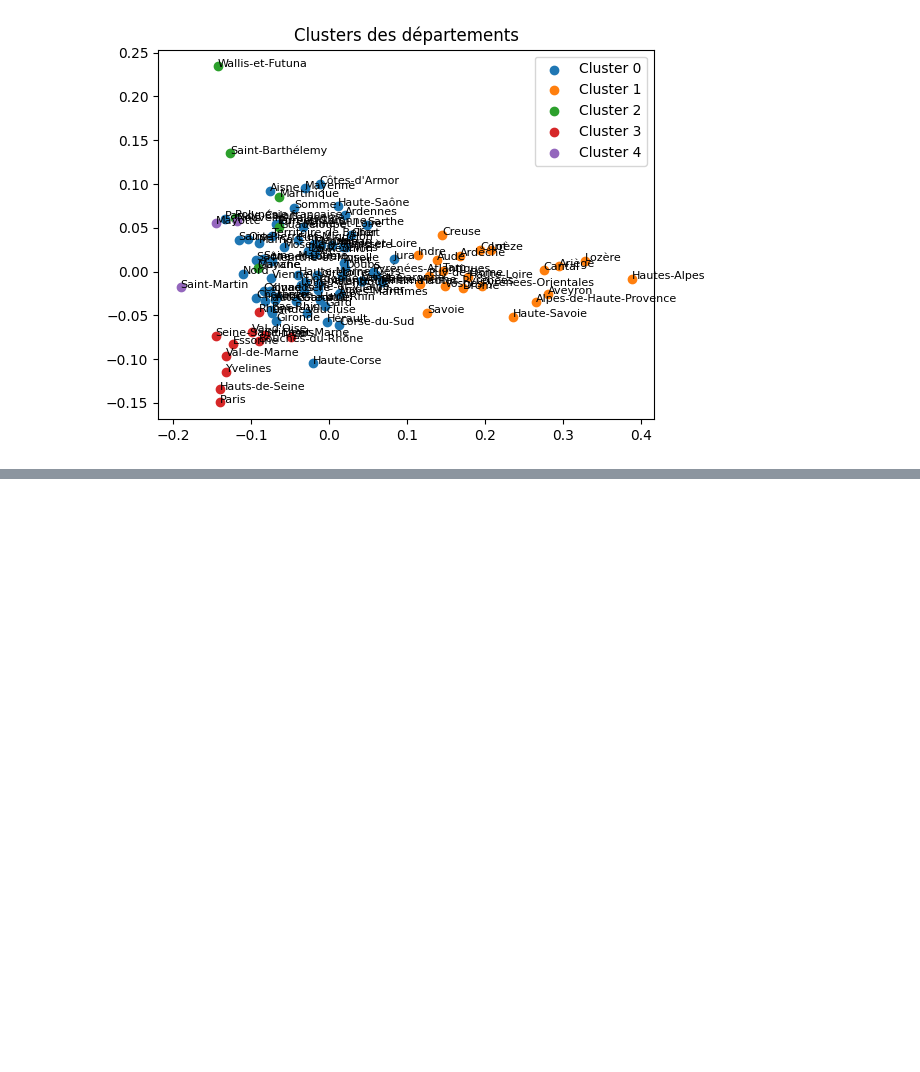
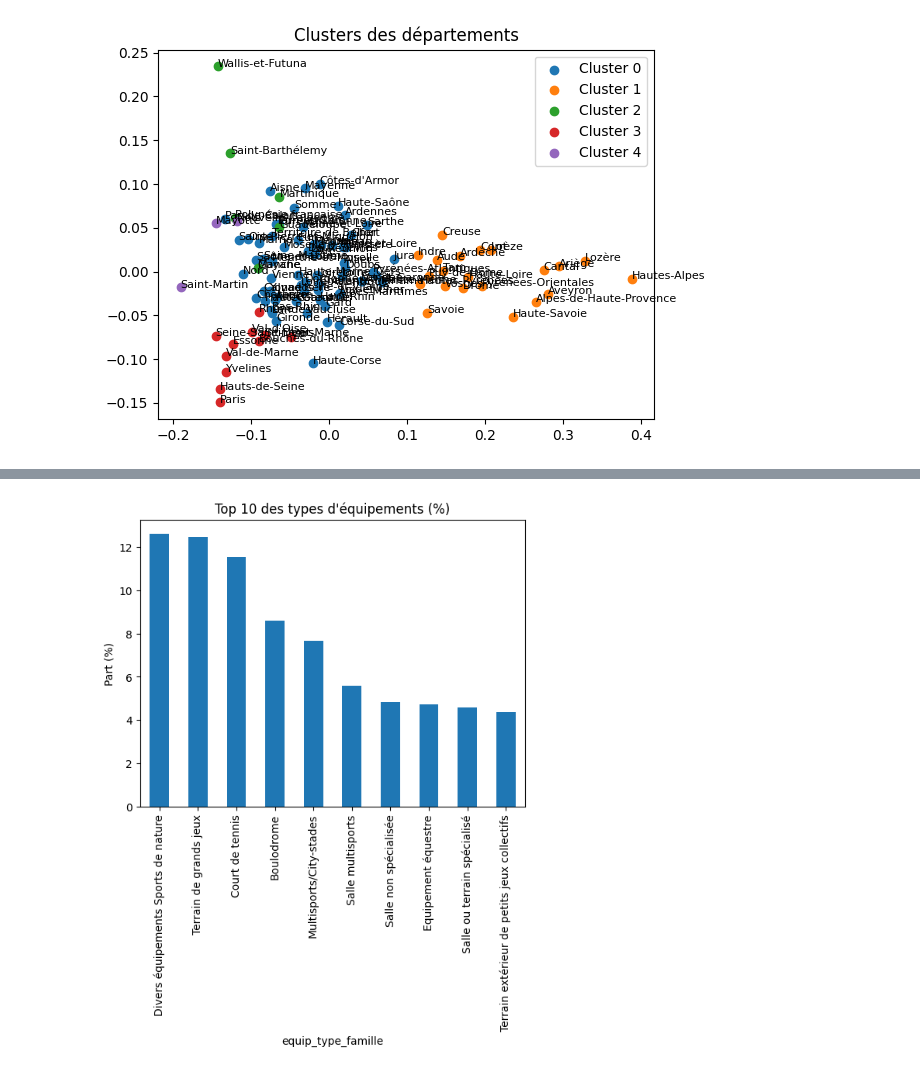
Before and after one commit to LR-Matteo/Projet-Final-Python-DataScience, a Jupyter notebook: matteo.ipynb, the cells around one changed output, grey strips where cells are left out. Saved outputs shown, nothing was run; the diff lists cells and outputs as text; code cells hidden in the pictures; blank space fills up the shorter version.

```diff
--- a/matteo.ipynb
+++ b/matteo.ipynb
@@ -344,0 +335,9 @@ cluster
+# %%
+equip_types = (
+    data['equip_type_famille']
+    .value_counts(normalize=True)
+    .mul(100)
+    .round(2)
+)
+
+equip_types.head(10)
@@ -344,0 +357,7 @@ cluster
+# %%
+equip_types.head(10).plot(kind='bar')
+plt.title("Top 10 des types d'équipements (%)")
+plt.ylabel("Part (%)")
+plt.show()
+# %% [output]
+[figure, added]
```
Also changed, not shown: parts of 7 cells of this notebook.
